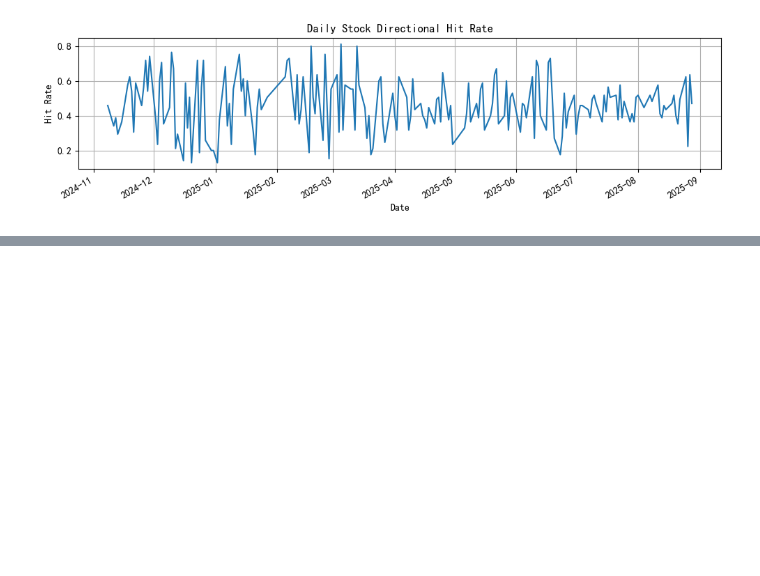
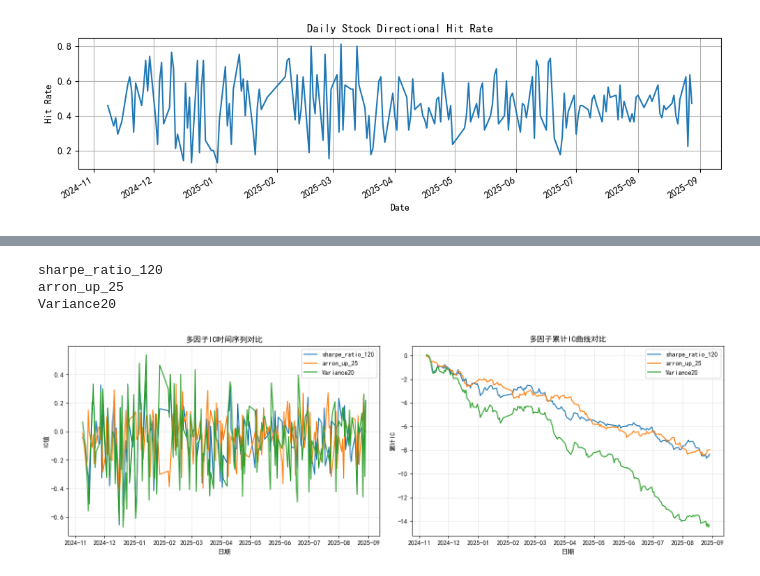
Before and after one commit to Hamalhuang/HCH_-, a Jupyter notebook: 多因子研究环境.ipynb, the cells around one changed output, grey strips where cells are left out. Saved outputs shown, nothing was run; the diff lists cells and outputs as text; code cells hidden in the pictures; blank space fills up the shorter version.

```diff
--- a/多因子研究环境.ipynb
+++ b/多因子研究环境.ipynb
@@ -532,0 +319,6 @@ sft.factor_hit_rates()
+# %%
+#读取缓存数据
+
+with open('factor_data.pkl', 'rb') as f:
+    sample_data = pickle.load(f)
+    price_data = pickle.load(f)
@@ -532,0 +360,14 @@ sft.factor_hit_rates()
+# %%
+
+ic_result = {}
+ic_df = {}
+for fname in factor_long_df['factor_name'].unique():
+    df = factor_long_df[factor_long_df['factor_name'] == fname]
+    sft = SingleFactorTool(
+        factor_long_df=df[['date','order_book_id','factor_value']],
+        price_df=factor_data[['date','order_book_id','close']]
+    )
+    sft.generate_future_return(forward_days=1)
+    ic_df[fname], ic_stats = sft.calculate_ic_cross_sectional()
+    ic_result[fname] = ic_stats
+    print(f"{fname} IC均值: {ic_stats['IC_mean']:.4f}, ICIR: {ic_stats['ICIR']:.4f}")
@@ -532,0 +420,45 @@ sft.factor_hit_rates()
+# %%
+def plot_multifactor_ic(ic_df:dict):
+    df = None
+    for keys in ic_df.keys():
+        print(keys)
+        if df is None:
+            df = ic_df[keys].rename(columns={'ic':'ic_'+keys})
+        else:
+            df = pd.merge(df, ic_df[keys].rename(columns={'ic':'ic_'+keys}), on='date', how='inner')
+    # 绘制多因子IC累计曲线对比
+    fig, (ax1, ax2) = plt.subplots(1, 2, figsize=(15, 5))
+
+    # 左图：IC时间序列
+    for col in df.columns:
+        if col.startswith('ic_'):
+            factor_name = col.replace('ic_', '')
+            ax1.plot(df['date'], df[col], label=factor_name, linewidth=1.5)
+    ax1.set_title('多因子IC时间序列对比', fontsize=12, fontweight='bold')
+    ax1.set_xlabel('日期')
+    ax1.set_ylabel('IC值')
+    ax1.legend(loc='best')
+    ax1.grid(True, alpha=0.3)
+
+    # 右图：IC累计曲线
+    for col in df.columns:
+        if col.startswith('ic_'):
+            factor_name = col.replace('ic_', '')
+            cumulative_ic = df[col].cumsum()
+            ax2.plot(df['date'], cumulative_ic, label=factor_name, linewidth=1.5)
+    ax2.set_title('多因子累计IC曲线对比', fontsize=12, fontweight='bold')
+    ax2.set_xlabel('日期')
+    ax2.set_ylabel('累计IC')
+    ax2.legend(loc='best')
+    ax2.grid(True, alpha=0.3)
+
+    plt.tight_layout()
+    plt.show()
+    return
+#应用示例
+plot_multifactor_ic(ic_df)
+# %% [output]
+sharpe_ratio_120
+arron_up_25
+Variance20
+[figure, added]
```
Also changed, not shown: parts of 29 cells of this notebook, 3 other files.
